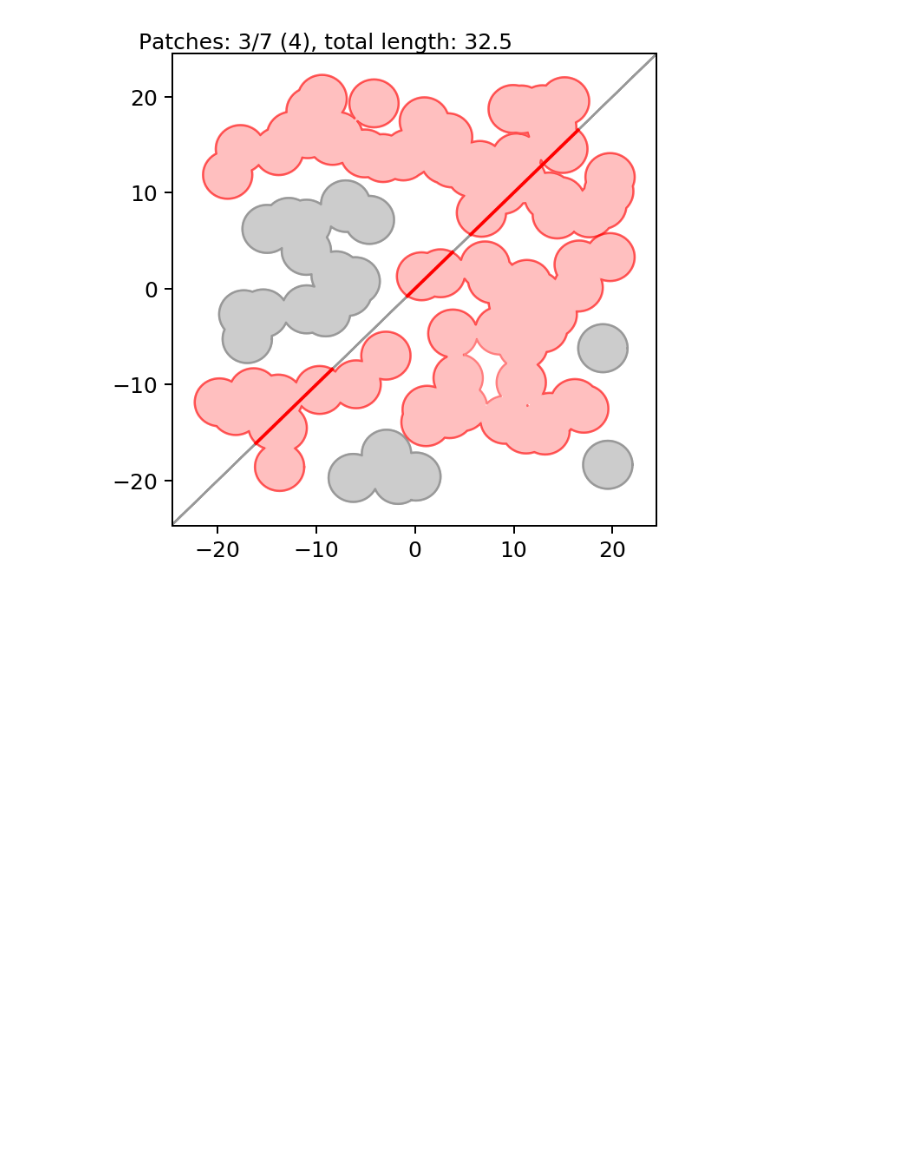
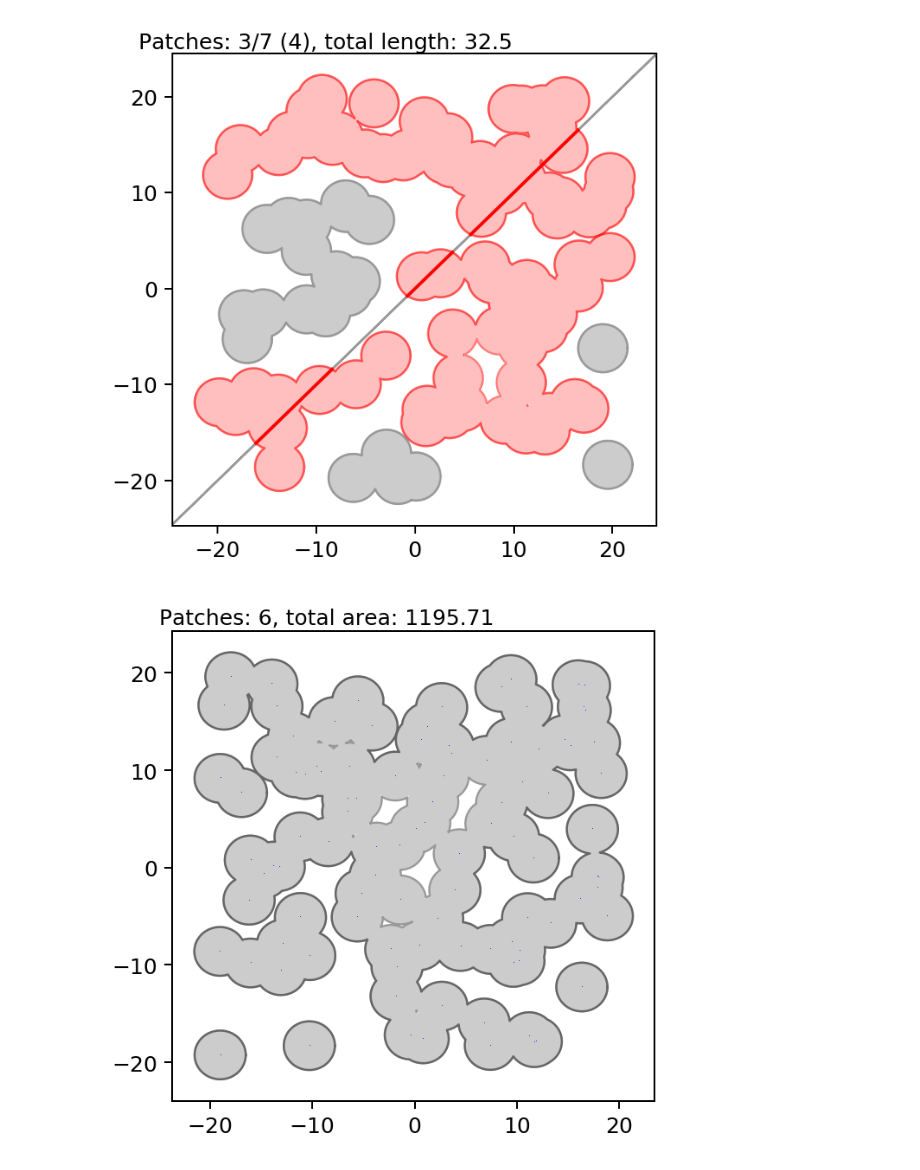
Before and after one commit to scriptsinthesky/notebooks, a Jupyter notebook: Examples/Shapely.ipynb, the cells around one changed output. Drawn from its saved outputs; the diff is of its cells as text; code cells hidden in the pictures; blank space fills up the shorter version.

```diff
--- a/Examples/Shapely.ipynb
+++ b/Examples/Shapely.ipynb
@@ -140,3 +140,58 @@ if __name__ == "__main__":
     pylab.savefig('intersect.png')
 # %% [output]
 [figure]
+# %%
+# dissolve.py
+#
+# Demonstrate how Shapely can be used to build up a collection of patches by
+# dissolving circular regions and how Shapely supports plotting of the results.
+
+from functools import partial
+import random
+
+import pylab
+
+from shapely.geometry import Point
+from shapely.ops import unary_union
+
+# Use a partial function to make 100 points uniformly distributed in a 40x40
+# box centered on 0,0.
+r = partial(random.uniform, -20.0, 20.0)
+points = [Point(r(), r()) for i in range(100)]
+
+# Buffer the points, producing 100 polygon spots
+spots = [p.buffer(2.5) for p in points]
+
+# Perform a unary union of the polygon spots, dissolving them into a
+# collection of polygon patches
+patches = unary_union(spots)
+
+if __name__ == "__main__":
+    # Illustrate the results using matplotlib's pylab interface
+    pylab.figure(num=None, figsize=(4, 4), dpi=180)
+
+    for patch in patches.geoms:
+        assert patch.geom_type in ['Polygon']
+        assert patch.is_valid
+
+        # Fill and outline each patch
+        x, y = patch.exterior.xy
+        pylab.fill(x, y, color='#cccccc', aa=True)
+        pylab.plot(x, y, color='#666666', aa=True, lw=1.0)
+
+        # Do the same for the holes of the patch
+        for hole in patch.interiors:
+            x, y = hole.xy
+            pylab.fill(x, y, color='#ffffff', aa=True)
+            pylab.plot(x, y, color='#999999', aa=True, lw=1.0)
+
+    # Plot the original points
+    pylab.plot([p.x for p in points], [p.y for p in points], 'b,', alpha=0.75)
+
+    # Write the number of patches and the total patch area to the figure
+    pylab.text(-25, 25,
+        "Patches: %d, total area: %.2f" % (len(patches.geoms), patches.area))
+
+    pylab.savefig('dissolve.png')
+# %% [output]
+[figure, added]
```
Also changed, not shown: 12 other files.
